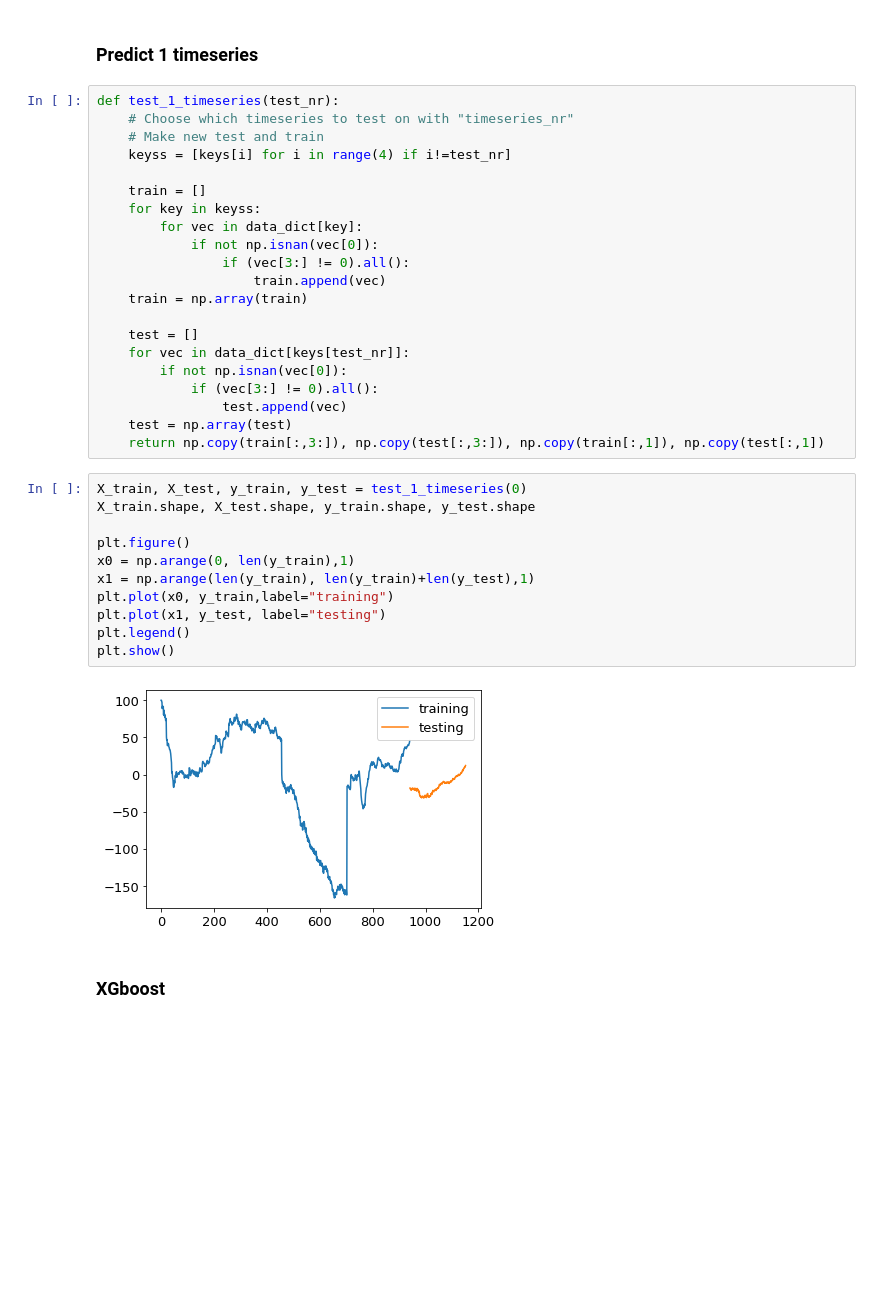
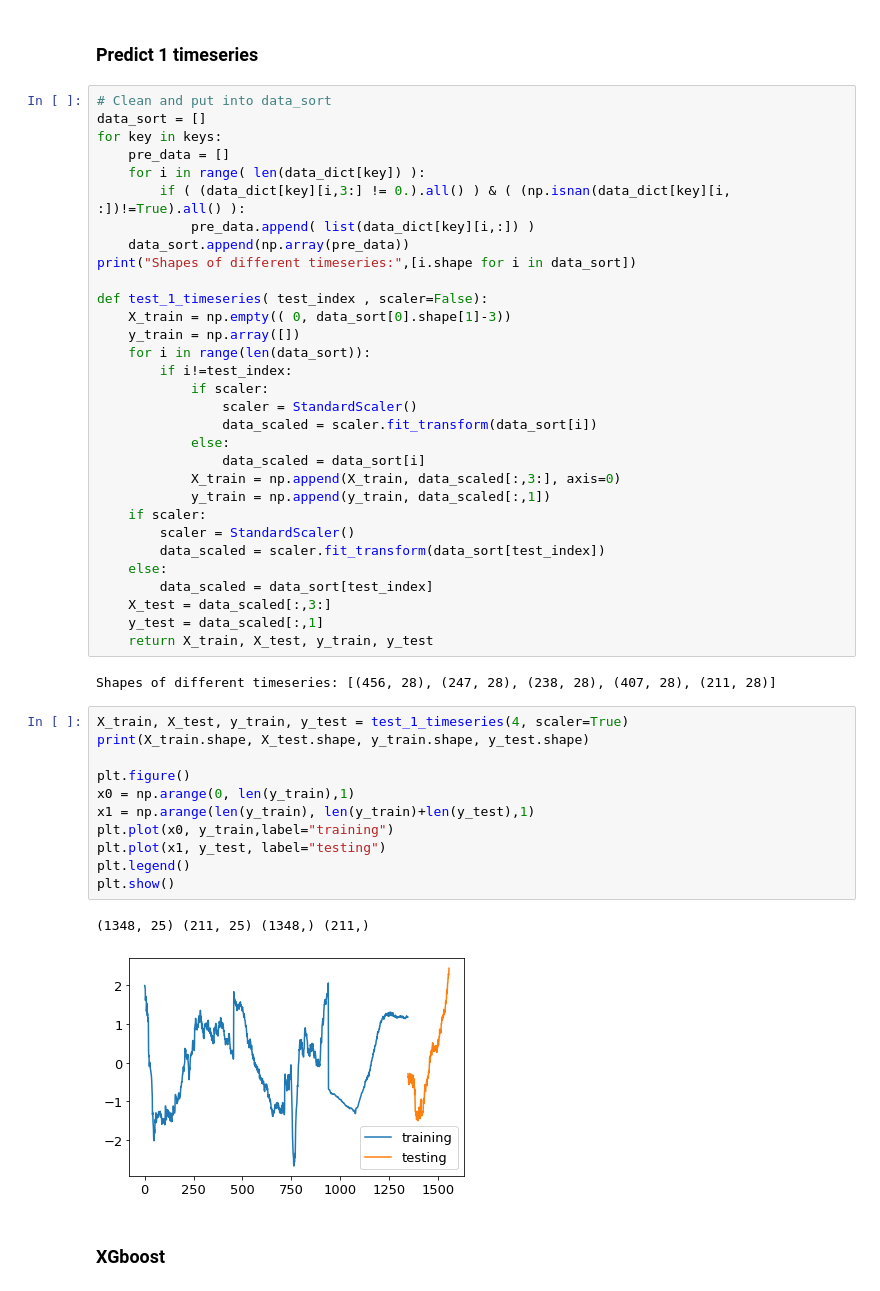
Before and after one commit to svejlgaard/finalproject, a Jupyter notebook: Crossvalidation search.ipynb, the cells around one changed output. Cells and saved outputs as stored; diff of their text form; blank space fills up the shorter version.

```diff
--- a/Crossvalidation search.ipynb
+++ b/Crossvalidation search.ipynb
@@ -90,39 +90,52 @@ RMS = 3.150
 # %% [markdown]
 ### Predict 1 timeseries
-# %%
-def test_1_timeseries(test_nr):
-    # Choose which timeseries to test on with "timeseries_nr"
-    # Make new test and train
-    keyss = [keys[i] for i in range(4) if i!=test_nr]
-
-    train = []
-    for key in keyss:
-        for vec in data_dict[key]:
-            if not np.isnan(vec[0]):
-                if (vec[3:] != 0).all():
-                    train.append(vec)
-    train = np.array(train)
-
-    test = []
-    for vec in data_dict[keys[test_nr]]:
-        if not np.isnan(vec[0]):
-            if (vec[3:] != 0).all():
-                test.append(vec)
-    test = np.array(test)
-    return np.copy(train[:,3:]), np.copy(test[:,3:]), np.copy(train[:,1]), np.copy(test[:,1])
+# %%
+# Clean and put into data_sort
+data_sort = []
+for key in keys:
+    pre_data = []
+    for i in range( len(data_dict[key]) ):
+        if ( (data_dict[key][i,3:] != 0.).all() ) & ( (np.isnan(data_dict[key][i, :])!=True).all() ):
+            pre_data.append( list(data_dict[key][i,:]) )
+    data_sort.append(np.array(pre_data))
+print("Shapes of different timeseries:",[i.shape for i in data_sort])
+
+def test_1_timeseries( test_index , scaler=False):
+    X_train = np.empty(( 0, data_sort[0].shape[1]-3))
+    y_train = np.array([])
+    for i in range(len(data_sort)):
+        if i!=test_index:
+            if scaler:
+                scaler = StandardScaler()
+                data_scaled = scaler.fit_transform(data_sort[i])
+            else:
+                data_scaled = data_sort[i]
+            X_train = np.append(X_train, data_scaled[:,3:], axis=0)
+            y_train = np.append(y_train, data_scaled[:,1])
+    if scaler:
+        scaler = StandardScaler()
+        data_scaled = scaler.fit_transform(data_sort[test_index])
+    else:
+        data_scaled = data_sort[test_index]
+    X_test = data_scaled[:,3:]
+    y_test = data_scaled[:,1]
+    return X_train, X_test, y_train, y_test
+# %% [output]
+Shapes of different timeseries: [(456, 28), (247, 28), (238, 28), (407, 28), (211, 28)]
 # %%
-X_train, X_test, y_train, y_test = test_1_timeseries(0)
-X_train.shape, X_test.shape, y_train.shape, y_test.shape
+X_train, X_test, y_train, y_test = test_1_timeseries(4, scaler=True)
+print(X_train.shape, X_test.shape, y_train.shape, y_test.shape)
 
 plt.figure()
 x0 = np.arange(0, len(y_train),1)
 x1 = np.arange(len(y_train), len(y_train)+len(y_test),1)
 plt.plot(x0, y_train,label="training")
 plt.plot(x1, y_test, label="testing")
 plt.legend()
 plt.show()
 # %% [output]
+(1348, 25) (211, 25) (1348,) (211,)
-[figure, old version]
+[figure, new version]
 # %% [markdown]
 ### XGboost
 # %%
```
Also changed, not shown: parts of 18 cells of this notebook, 1 other file.
